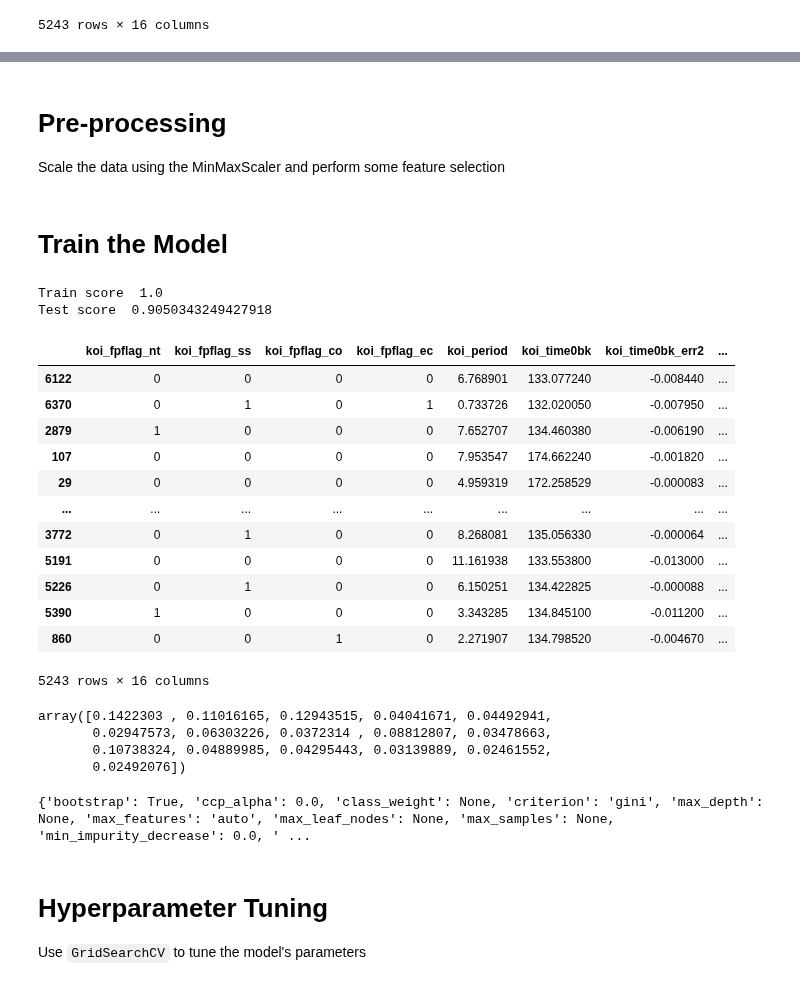
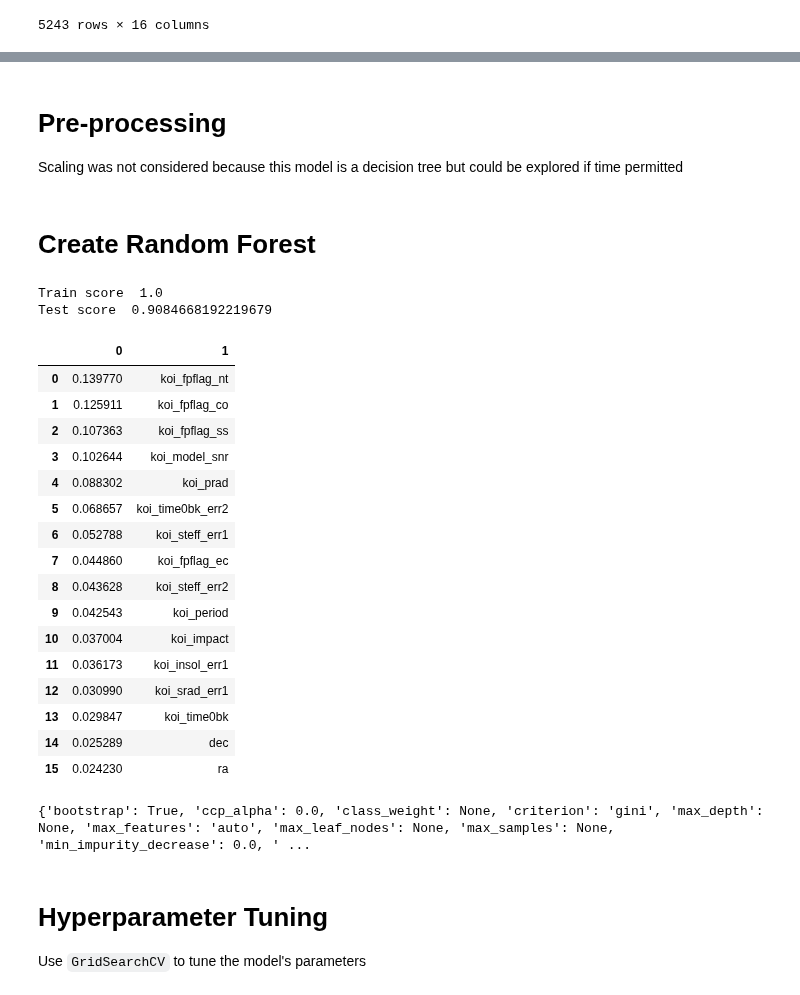
Before and after one commit to pauleppers/machine-learning-challenge, a Jupyter notebook: starter_code/model_2RandomForrest.ipynb, the cells around one changed output, grey strips where cells are left out. Saved outputs shown, nothing was run; the diff lists cells and outputs as text; code cells hidden in the pictures.

```diff
--- a/starter_code/model_2RandomForrest.ipynb
+++ b/starter_code/model_2RandomForrest.ipynb
@@ -106,4 +94,0 @@ X_train.head()
-# %% [markdown]
-# Pre-processing
-
-Scale the data using the MinMaxScaler and perform some feature selection
@@ -112,47 +95,46 @@ Scale the data using the MinMaxScaler and perform some feature selection
-# %% [markdown]
-# Train the Model
+# %% [markdown]
+# Pre-processing
+
+Scaling was not considered because this model is a decision tree but could be explored if time permitted
+# %% [markdown]
+# Create Random Forest
 # %%
-# Random Forest
+# Random Forest Model
 from sklearn.ensemble import RandomForestClassifier
-forest = RandomForestClassifier(n_estimators=300)  # 200 decision trees
-forest = forest.fit(X_train, y_train)  # fit with a forest all data set
-print(f'Train score  {forest.score(X_train, y_train)}')  # 100/1.0  10/.994  200/1.0    1000/1.0
-print(f'Test score  {forest.score(X_test, y_test)}')  # 100/0.898   10/.879   200/.900  1000/.900
-# print(f"Training Data Score: {model2.score(X_train_scaled, y_train)}")
-# print(f"Testing Data Score: {model2.score(X_test_scaled, y_test)}")
-# reduced train score 1.0, test score .903 (14 features)
-X_train
+forest = RandomForestClassifier(n_estimators=300)
+forest = forest.fit(X_train, y_train)
+print(f'Train score  {forest.score(X_train, y_train)}')
+print(f'Test score  {forest.score(X_test, y_test)}')
 # %% [output]
 Train score  1.0
-Test score  0.9050343249427918
+Test score  0.9084668192219679
-|  | koi_fpflag_nt | koi_fpflag_ss | koi_fpflag_co | koi_fpflag_ec | koi_period | koi_time0bk | koi_time0bk_err2 | ... |
-| 6122 | 0 | 0 | 0 | 0 | 6.768901 | 133.077240 | -0.008440 | ... |
-| 6370 | 0 | 1 | 0 | 1 | 0.733726 | 132.020050 | -0.007950 | ... |
-| 2879 | 1 | 0 | 0 | 0 | 7.652707 | 134.460380 | -0.006190 | ... |
-| 107 | 0 | 0 | 0 | 0 | 7.953547 | 174.662240 | -0.001820 | ... |
-| 29 | 0 | 0 | 0 | 0 | 4.959319 | 172.258529 | -0.000083 | ... |
-| ... | ... | ... | ... | ... | ... | ... | ... | ... |
-| 3772 | 0 | 1 | 0 | 0 | 8.268081 | 135.056330 | -0.000064 | ... |
-| 5191 | 0 | 0 | 0 | 0 | 11.161938 | 133.553800 | -0.013000 | ... |
-| 5226 | 0 | 1 | 0 | 0 | 6.150251 | 134.422825 | -0.000088 | ... |
-| 5390 | 1 | 0 | 0 | 0 | 3.343285 | 134.845100 | -0.011200 | ... |
-| 860 | 0 | 0 | 1 | 0 | 2.271907 | 134.798520 | -0.004670 | ... |
-5243 rows × 16 columns
 # %%
 # feature importance
-importances = forest.feature_importances_
-importances
+forest_df = pd.DataFrame(sorted(zip(forest.feature_importances_,X.columns), reverse=True))
+forest_df
 # %% [output]
-array([0.1422303 , 0.11016165, 0.12943515, 0.04041671, 0.04492941,
-       0.02947573, 0.06303226, 0.0372314 , 0.08812807, 0.03478663,
-       0.10738324, 0.04889985, 0.04295443, 0.03139889, 0.02461552,
-       0.02492076])
+|  | 0 | 1 |
+| 0 | 0.139770 | koi_fpflag_nt |
+| 1 | 0.125911 | koi_fpflag_co |
+| 2 | 0.107363 | koi_fpflag_ss |
+| 3 | 0.102644 | koi_model_snr |
+| 4 | 0.088302 | koi_prad |
+| 5 | 0.068657 | koi_time0bk_err2 |
+| 6 | 0.052788 | koi_steff_err1 |
+| 7 | 0.044860 | koi_fpflag_ec |
+| 8 | 0.043628 | koi_steff_err2 |
+| 9 | 0.042543 | koi_period |
+| 10 | 0.037004 | koi_impact |
+| 11 | 0.036173 | koi_insol_err1 |
+| 12 | 0.030990 | koi_srad_err1 |
+| 13 | 0.029847 | koi_time0bk |
+| 14 | 0.025289 | dec |
+| 15 | 0.024230 | ra |
-# %%
-#sort Random Forest by their importance
-sorted(zip(importances,X.columns), reverse=True)
-print(forest.get_params())
-# %% [output]
-{'bootstrap': True, 'ccp_alpha': 0.0, 'class_weight': None, 'criterion': 'gini', 'max_depth': None, 'max_features': 'auto', 'max_leaf_nodes': None, 'max_samples': None, 'min_impurity_decrease': 0.0, ' ...
+# %%
+# View the current model parameters
+print(forest.get_params())
+# %% [output]
+{'bootstrap': True, 'ccp_alpha': 0.0, 'class_weight': None, 'criterion': 'gini', 'max_depth': None, 'max_features': 'auto', 'max_leaf_nodes': None, 'max_samples': None, 'min_impurity_decrease': 0.0, ' ...
 # %% [markdown]
 # Hyperparameter Tuning
 
```
Also changed, not shown: parts of 14 cells of this notebook, 8 other files.
